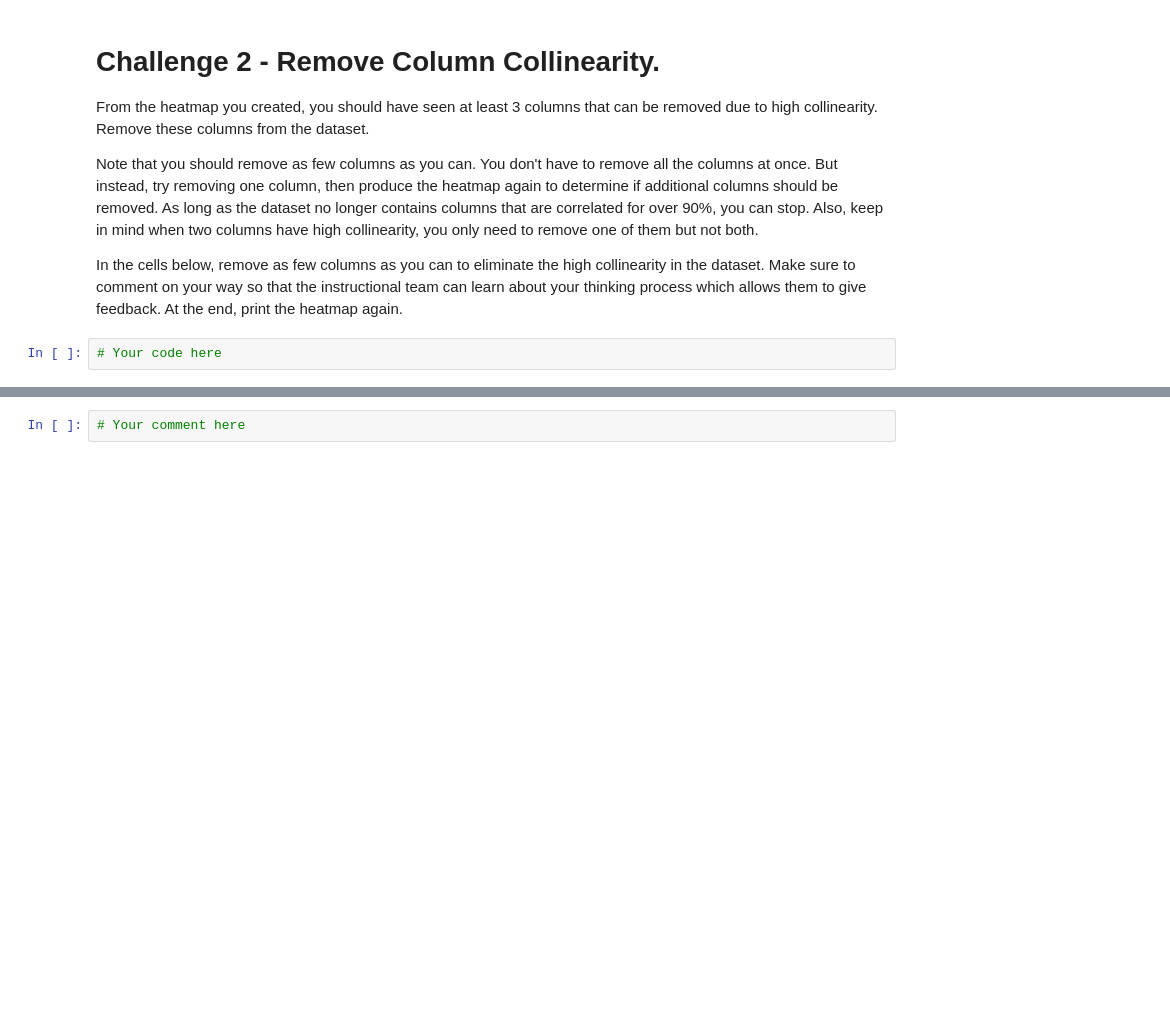
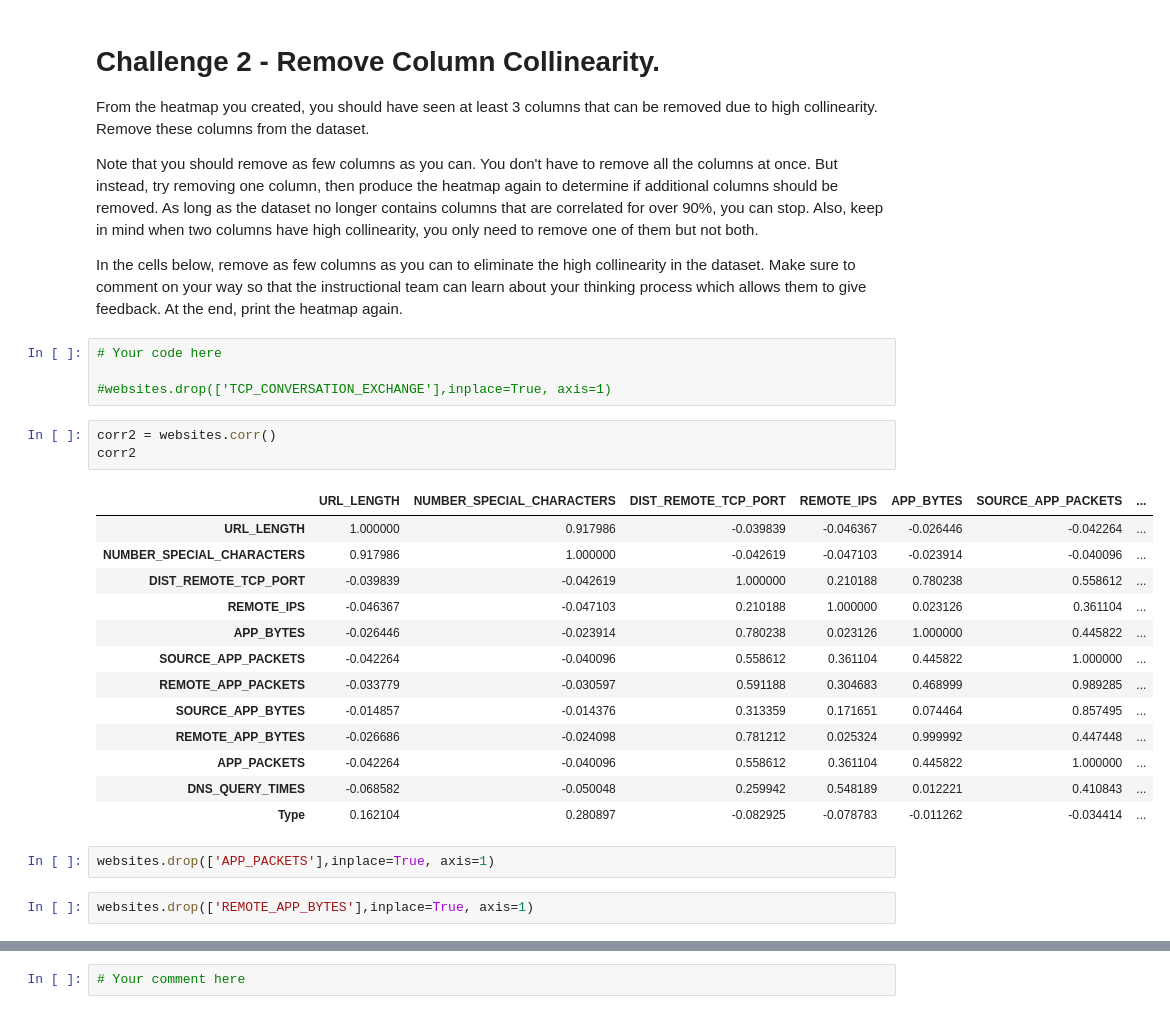
Before and after one commit to Ironhack-Data-Madrid-Mayo-2022/7.1-lab-supervised-learning, a Jupyter notebook: your-code/main.ipynb, the cells around one changed output, grey strips where cells are left out. Saved outputs shown, nothing was run; the diff lists cells and outputs as text; blank space fills up the shorter version.

```diff
--- a/your-code/main.ipynb
+++ b/your-code/main.ipynb
@@ -192,3 +190,26 @@ Note that you should remove as few columns as you can. You don't have to remove
 In the cells below, remove as few columns as you can to eliminate the high collinearity in the dataset. Make sure to comment on your way so that the instructional team can learn about your thinking process which allows them to give feedback. At the end, print the heatmap again.
 # %%
 # Your code here
+
+#websites.drop(['TCP_CONVERSATION_EXCHANGE'],inplace=True, axis=1)
+# %%
+corr2 = websites.corr()
+corr2
+# %% [output]
+|  | URL_LENGTH | NUMBER_SPECIAL_CHARACTERS | DIST_REMOTE_TCP_PORT | REMOTE_IPS | APP_BYTES | SOURCE_APP_PACKETS | ... |
+| URL_LENGTH | 1.000000 | 0.917986 | -0.039839 | -0.046367 | -0.026446 | -0.042264 | ... |
+| NUMBER_SPECIAL_CHARACTERS | 0.917986 | 1.000000 | -0.042619 | -0.047103 | -0.023914 | -0.040096 | ... |
+| DIST_REMOTE_TCP_PORT | -0.039839 | -0.042619 | 1.000000 | 0.210188 | 0.780238 | 0.558612 | ... |
+| REMOTE_IPS | -0.046367 | -0.047103 | 0.210188 | 1.000000 | 0.023126 | 0.361104 | ... |
+| APP_BYTES | -0.026446 | -0.023914 | 0.780238 | 0.023126 | 1.000000 | 0.445822 | ... |
+| SOURCE_APP_PACKETS | -0.042264 | -0.040096 | 0.558612 | 0.361104 | 0.445822 | 1.000000 | ... |
+| REMOTE_APP_PACKETS | -0.033779 | -0.030597 | 0.591188 | 0.304683 | 0.468999 | 0.989285 | ... |
+| SOURCE_APP_BYTES | -0.014857 | -0.014376 | 0.313359 | 0.171651 | 0.074464 | 0.857495 | ... |
+| REMOTE_APP_BYTES | -0.026686 | -0.024098 | 0.781212 | 0.025324 | 0.999992 | 0.447448 | ... |
+| APP_PACKETS | -0.042264 | -0.040096 | 0.558612 | 0.361104 | 0.445822 | 1.000000 | ... |
+| DNS_QUERY_TIMES | -0.068582 | -0.050048 | 0.259942 | 0.548189 | 0.012221 | 0.410843 | ... |
+| Type | 0.162104 | 0.280897 | -0.082925 | -0.078783 | -0.011262 | -0.034414 | ... |
+# %%
+websites.drop(['APP_PACKETS'],inplace=True, axis=1)
+# %%
+websites.drop(['REMOTE_APP_BYTES'],inplace=True, axis=1)
```
Also changed, not shown: parts of 10 cells of this notebook.
